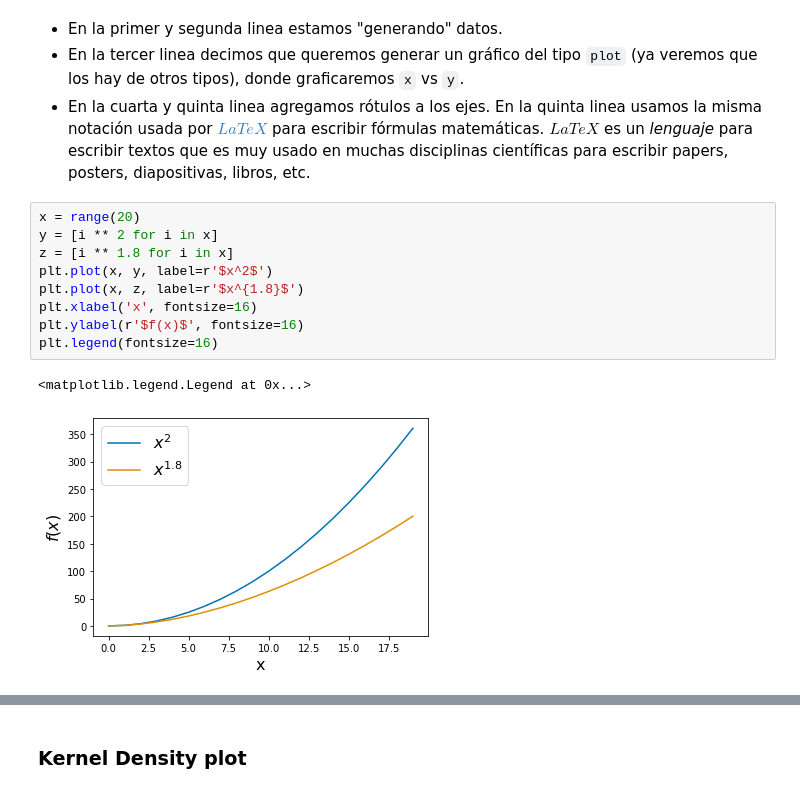
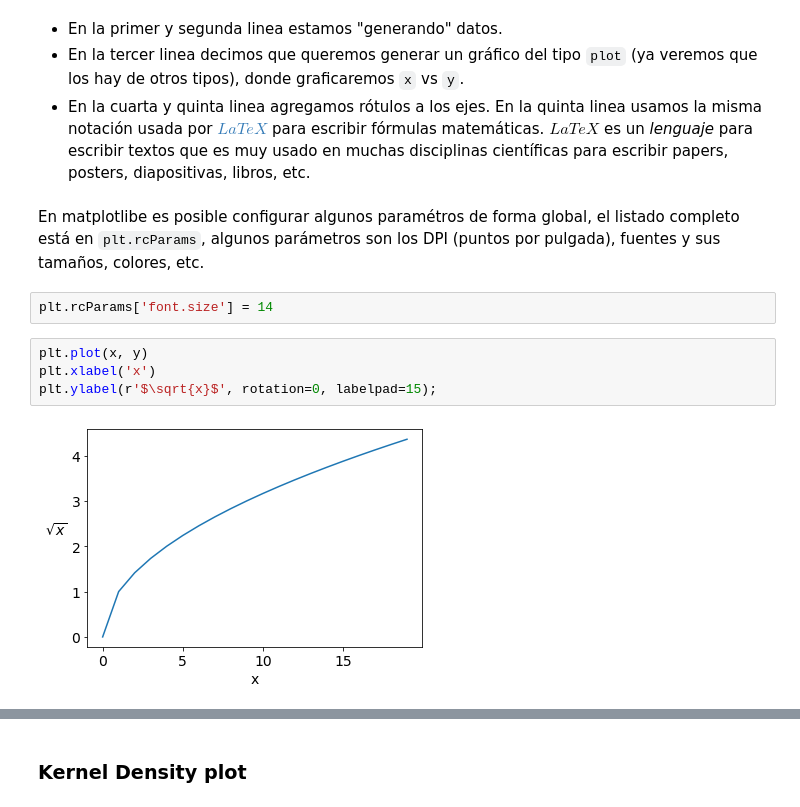
Before and after one commit to Grupo-de-modelado-probabilista/python_eda, a Jupyter notebook: 03_graficos.ipynb, the cells around one changed output, grey strips where cells are left out. Cells and saved outputs as stored; diff of their text form.

```diff
--- a/02_graficos.ipynb
+++ b/03_graficos.ipynb
@@ -106,15 +106,13 @@ plt.ylabel(r'$\sqrt{x}$', rotation=0);
 * En la primer y segunda linea estamos "generando" datos.
 * En la tercer linea decimos que queremos generar un gráfico del tipo `plot` (ya veremos que los hay de otros tipos), donde graficaremos `x` vs `y`.
 * En la cuarta y quinta linea agregamos rótulos a los ejes. En la quinta linea usamos la misma notación usada por [$LaTeX$](https://es.wikipedia.org/wiki/LaTeX) para escribir fórmulas matemáticas. $LaTeX$ es un _lenguaje_ para escribir textos que es muy usado en muchas disciplinas científicas para escribir papers, posters, diapositivas, libros, etc.
-# %%
-x = range(20)
-y = [i ** 2 for i in x]
-z = [i ** 1.8 for i in x]
-plt.plot(x, y, label=r'$x^2$')
-plt.plot(x, z, label=r'$x^{1.8}$')
-plt.xlabel('x', fontsize=16)
-plt.ylabel(r'$f(x)$', fontsize=16)
-plt.legend(fontsize=16)
-# %% [output]
-<matplotlib.legend.Legend at 0x...>
-[figure, removed]
+# %% [markdown]
+En matplotlibe es posible configurar algunos paramétros de forma global, el listado completo está en `plt.rcParams`, algunos parámetros son los DPI (puntos por pulgada), fuentes y sus tamaños, colores, etc.
+# %%
+plt.rcParams['font.size'] = 14
+# %%
+plt.plot(x, y)
+plt.xlabel('x')
+plt.ylabel(r'$\sqrt{x}$', rotation=0, labelpad=15);
+# %% [output]
+[figure, added]
```
Also changed, not shown: parts of 61 cells of this notebook, 5 other files.
